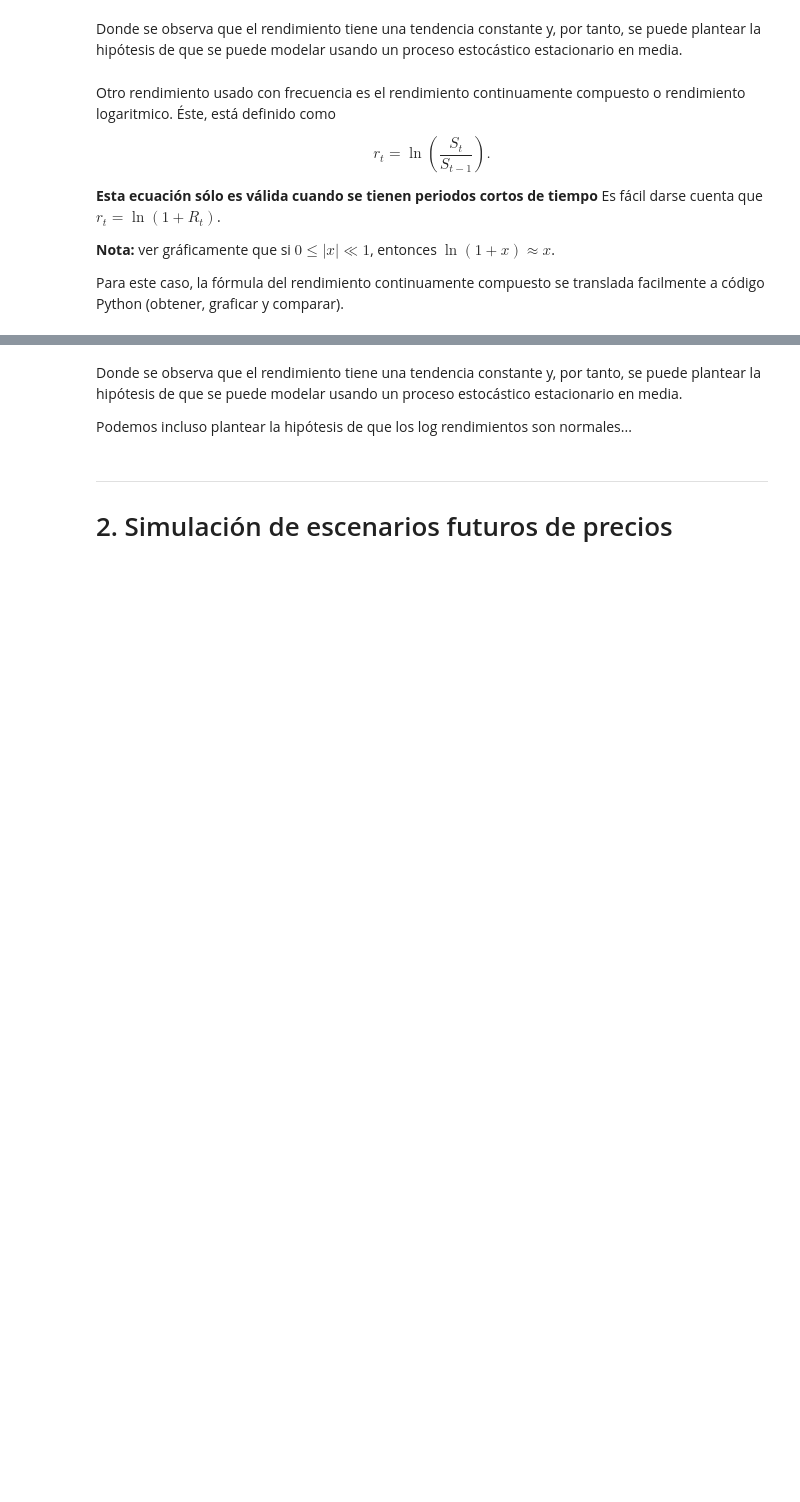
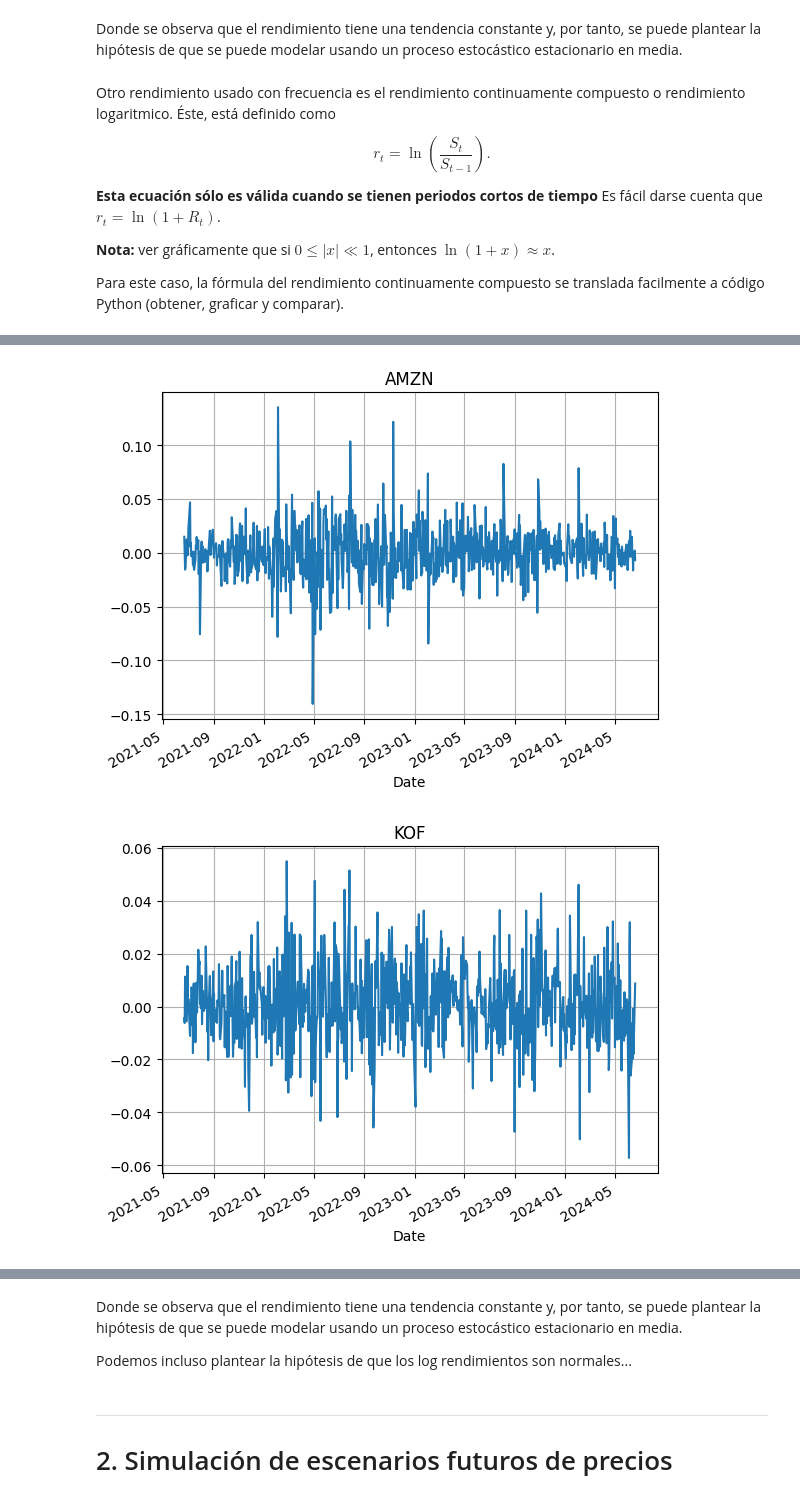
Before and after one commit to ArellanoMCarlos/SimMat_V2024, a Jupyter notebook: Montecarlo/Simulación de escenarios futuros.ipynb, the cells around one changed output, grey strips where cells are left out. Cells and saved outputs as stored; diff of their text form; code cells hidden in the pictures; blank space fills up the shorter version.

```diff
--- a/Montecarlo/Simulación de escenarios futuros.ipynb
+++ b/Montecarlo/Simulación de escenarios futuros.ipynb
@@ -375,0 +380,11 @@ Para este caso, la fórmula del rendimiento continuamente compuesto se translada
+# %%
+# Descargamos 3 marcas diferentes
+#
+# Tickers
+nombres=['TSLA','KOF','AMZN','NVDA'] # Tesla, Coca-Cola, Amazon, NVIDIA
+# Fecha
+inicio='2021-06-19'
+fin='2024-06-19'
+
+df_marcas=yf.download(nombres,inicio,fin)['Adj Close']
+df_marcas
@@ -375,0 +409,11 @@ Para este caso, la fórmula del rendimiento continuamente compuesto se translada
+# %%
+R=(df_marcas-df_marcas.shift())/df_marcas.shift()
+R.dropna(inplace=True) # dropna  ->  elimina los renglones con NaN
+                       # inplace=True  ->  sobrescribe la variable 'R'
+for m in R:
+  plt.figure()
+  R[m].plot(grid=True)
+  plt.title(m)
+# %% [output]
+[figure, added]
+[figure, added]
```
Also changed, not shown: parts of 15 cells of this notebook, 1 other file.
